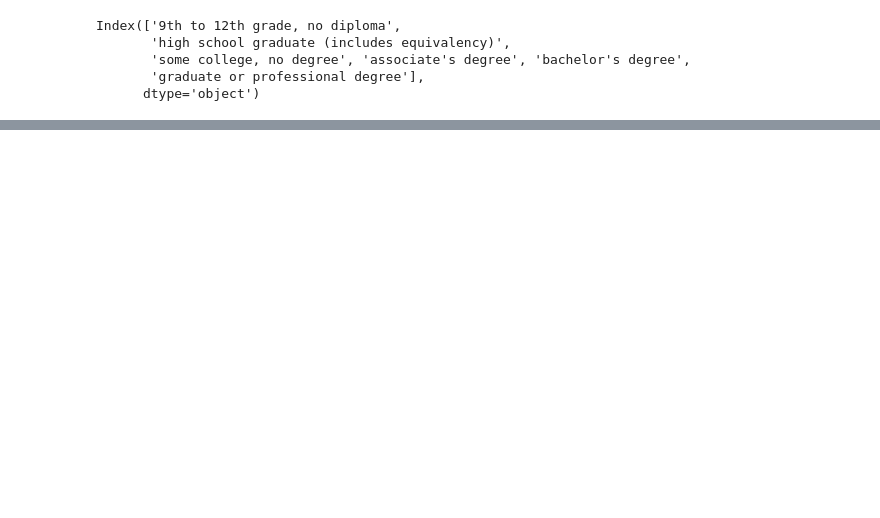
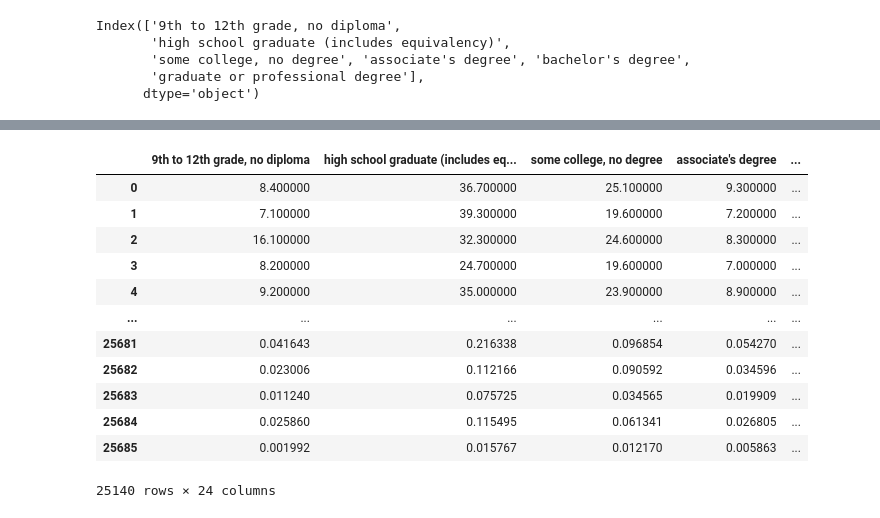
Before and after one commit to samaygarg/evprediction, a Jupyter notebook: finalproject_featurematrix.ipynb, the cells around one changed output, grey strips where cells are left out. Cells and saved outputs as stored; diff of their text form; code cells hidden in the pictures; blank space fills up the shorter version.

```diff
--- a/finalproject_featurematrix.ipynb
+++ b/finalproject_featurematrix.ipynb
@@ -242,5 +297,5 @@ masterdf.head(25)
 # %%
-ed_cols = m4.columns[0:6]
+ed_cols = m5.columns[0:6]
 ed_cols
 # %% [output]
 Index(['9th to 12th grade, no diploma',
@@ -253,6 +308,11 @@ mask = masterdf['year'] >= 2015
 tofix = masterdf[mask]
 for col in ed_cols:
     masterdf.loc[mask, col] = tofix[col] / tofix['total population'] * 100
+# %%
+mask = m5['year'] >= 2015
+tofix = m5[mask]
+for col in ed_cols:
+    m5.loc[mask, col] = tofix[col] / tofix['total population'] * 100
 # %%
 masterdf
 # %% [output]
@@ -272,3 +332,20 @@ masterdf
+# %%
+masterdf_allcounties = m5.dropna()
+masterdf_allcounties
+# %% [output]
+|  | 9th to 12th grade, no diploma | high school graduate (includes eq... | some college, no degree | associate's degree | ... |
+| 0 | 8.400000 | 36.700000 | 25.100000 | 9.300000 | ... |
+| 1 | 7.100000 | 39.300000 | 19.600000 | 7.200000 | ... |
+| 2 | 16.100000 | 32.300000 | 24.600000 | 8.300000 | ... |
+| 3 | 8.200000 | 24.700000 | 19.600000 | 7.000000 | ... |
+| 4 | 9.200000 | 35.000000 | 23.900000 | 8.900000 | ... |
+| ... | ... | ... | ... | ... | ... |
+| 25681 | 0.041643 | 0.216338 | 0.096854 | 0.054270 | ... |
+| 25682 | 0.023006 | 0.112166 | 0.090592 | 0.034596 | ... |
+| 25683 | 0.011240 | 0.075725 | 0.034565 | 0.019909 | ... |
+| 25684 | 0.025860 | 0.115495 | 0.061341 | 0.026805 | ... |
+| 25685 | 0.001992 | 0.015767 | 0.012170 | 0.005863 | ... |
+25140 rows × 24 columns
 # %%
 masterdf.to_csv('data/clean/masterdata.csv', index=False)
 # %%
```
Also changed, not shown: parts of 17 cells of this notebook, 3 other files.
